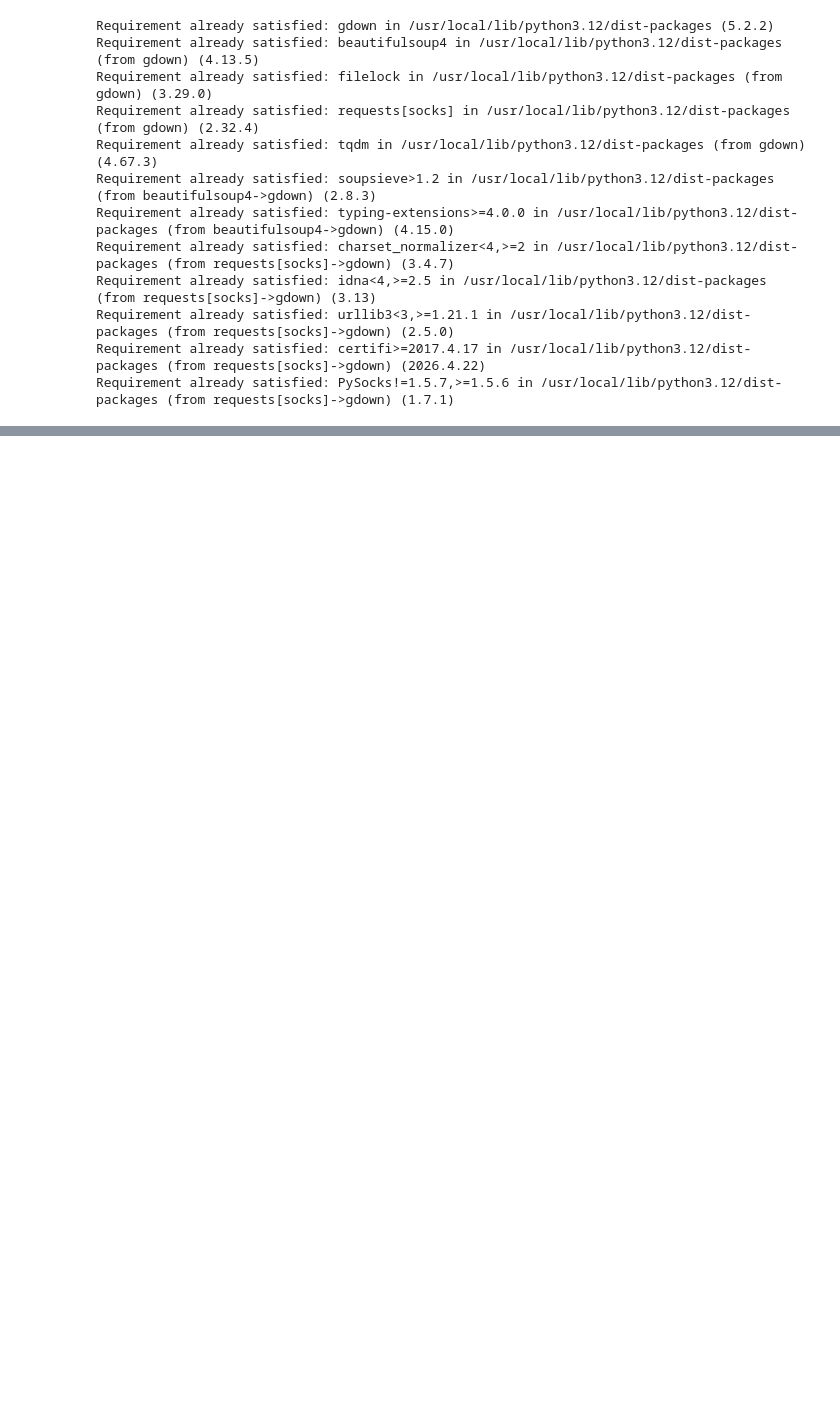
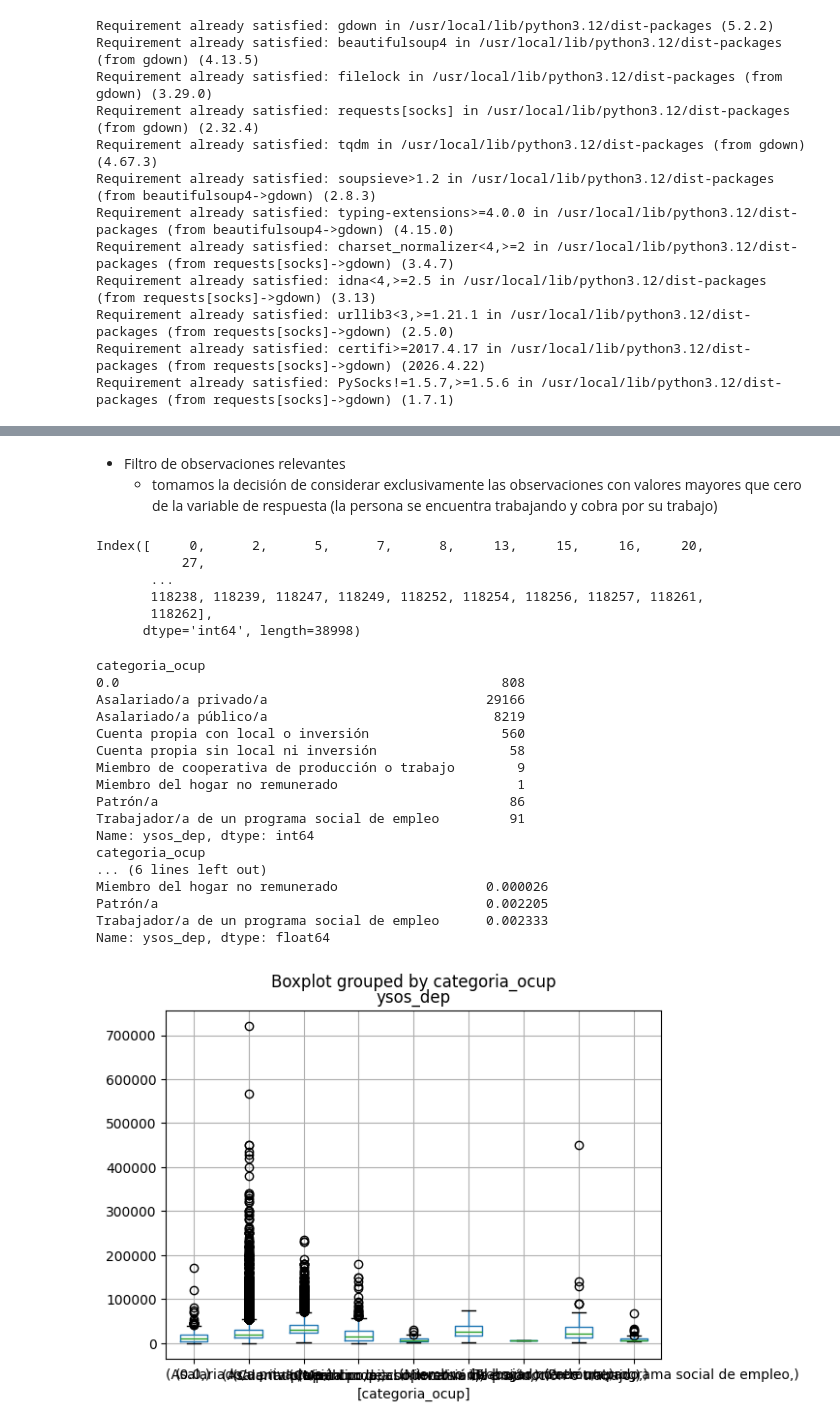
Before and after one commit to javiermagnone-lab/Javito, a Jupyter notebook: Tarea_2_ML_analisis_de_datos.ipynb, the cells around one changed output, grey strips where cells are left out. Saved outputs shown, nothing was run; the diff lists cells and outputs as text; code cells hidden in the pictures; blank space fills up the shorter version.

```diff
--- a/Tarea_2_ML_analisis_de_datos.ipynb
+++ b/Tarea_2_ML_analisis_de_datos.ipynb
@@ -59,0 +112,4 @@ display(df.head())
+# %%
+# import data
+
+dfP2017 = pd.read_spss(r'Tarea_2_P_2017_Terceros.sav')
@@ -59,0 +142,22 @@ display(df.head())
+# %%
+df_ysos = pd.DataFrame()
+
+# variable de respuesta
+df_ysos['ysos_dep'] = dfP2017['g126_1'] + dfP2017['g126_2'] + dfP2017['g126_3'] + dfP2017['g126_4'] \
+                      + dfP2017['g134_1'] + dfP2017['g134_2'] + dfP2017['g134_3'] + dfP2017['g134_4']
+
+# atributos
+
+## caracteristicas personales
+df_ysos['edad'] = dfP2017['e27']
+df_ysos['sexo'] = dfP2017['e26']
+
+## educación
+df_ysos['anios_educ'] = dfP2017['e51_2'] + dfP2017['e51_3'] + dfP2017['e51_4'] + dfP2017['e51_5'] + dfP2017['e51_6'] \
+                        + dfP2017['e51_7'] + dfP2017['e51_8'] + dfP2017['e51_9'] + dfP2017['e51_10'] + dfP2017['e51_11']
+
+## relación de empleo
+df_ysos['antiguedad'] = dfP2017['f88_2']
+df_ysos['categoria_ocup'] = dfP2017['f73']
+
+df_ysos.info()
@@ -59,0 +189,40 @@ display(df.head())
+# %% [markdown]
+* Filtro de observaciones relevantes
+    - tomamos la decisión de considerar exclusivamente las observaciones con valores mayores que cero de la variable de respuesta (la persona se encuentra trabajando y cobra por su trabajo)
+# %%
+# podemos filtrar acá: como se respeta el índice, incluso podríamos considerar luego otras variables del dataset original
+
+df_ysos = df_ysos[df_ysos['ysos_dep'] > 0]
+# %%
+# nota: las operaciones de filtro (arrays de numpy) mantienen el vínculo índice-valor:
+df_ysos.index
+# %% [output]
+Index([     0,      2,      5,      7,      8,     13,     15,     16,     20,
+           27,
+       ...
+       118238, 118239, 118247, 118249, 118252, 118254, 118256, 118257, 118261,
+       118262],
+      dtype='int64', length=38998)
+# %%
+df_ysos.boxplot(column=['ysos_dep'], by=['categoria_ocup']);
+print(df_ysos.groupby(['categoria_ocup'])['ysos_dep'].count())
+print(df_ysos.groupby(['categoria_ocup'])['ysos_dep'].count()/len(df_ysos))
+# %% [output]
+categoria_ocup
+0.0                                                 808
+Asalariado/a privado/a                            29166
+Asalariado/a público/a                             8219
+Cuenta propia con local o inversión                 560
+Cuenta propia sin local ni inversión                 58
+Miembro de cooperativa de producción o trabajo        9
+Miembro del hogar no remunerado                       1
+Patrón/a                                             86
+Trabajador/a de un programa social de empleo         91
+Name: ysos_dep, dtype: int64
+categoria_ocup
+... (6 lines left out)
+Miembro del hogar no remunerado                   0.000026
+Patrón/a                                          0.002205
+Trabajador/a de un programa social de empleo      0.002333
+Name: ysos_dep, dtype: float64
+[figure, added]
```
Also changed, not shown: parts of 81 cells of this notebook.
